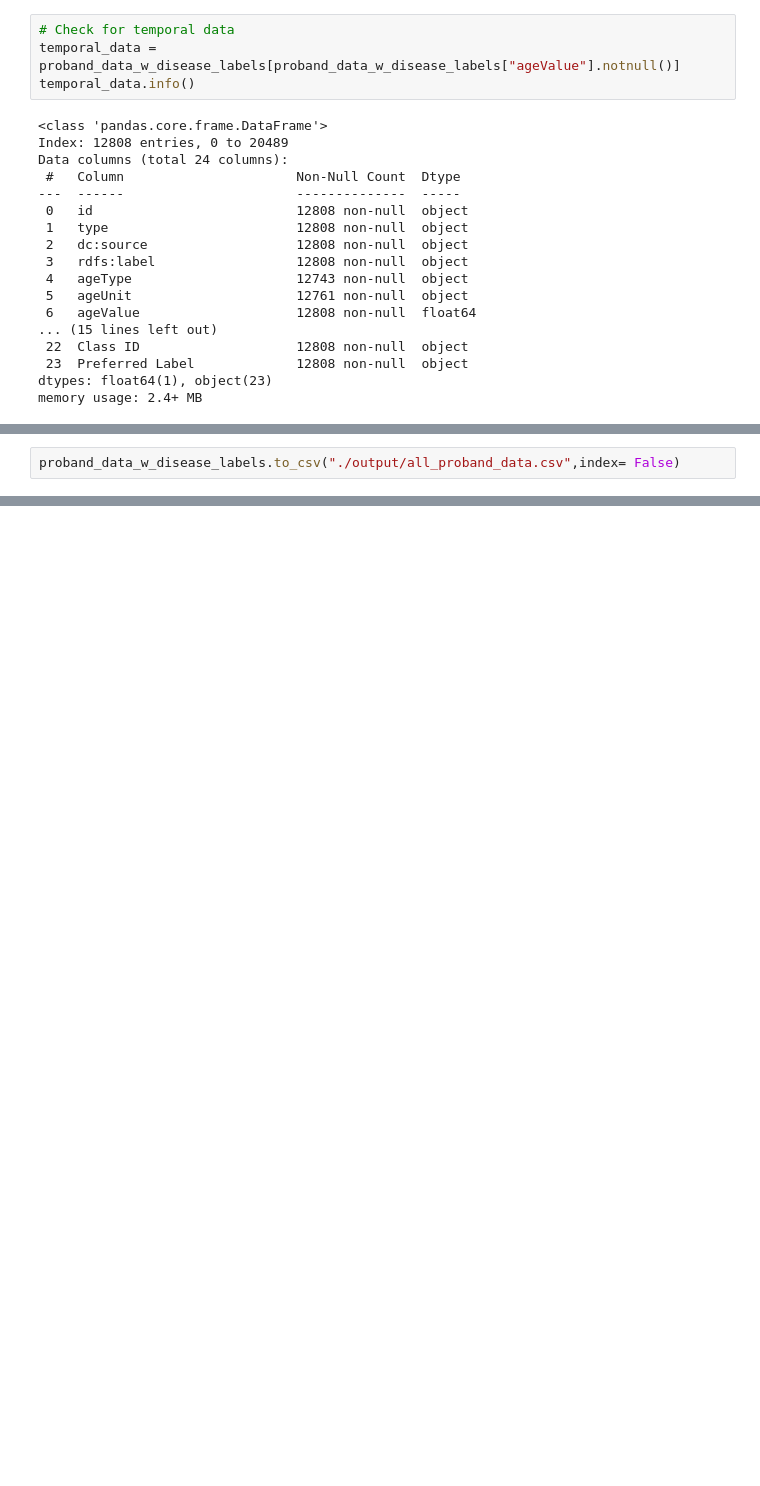
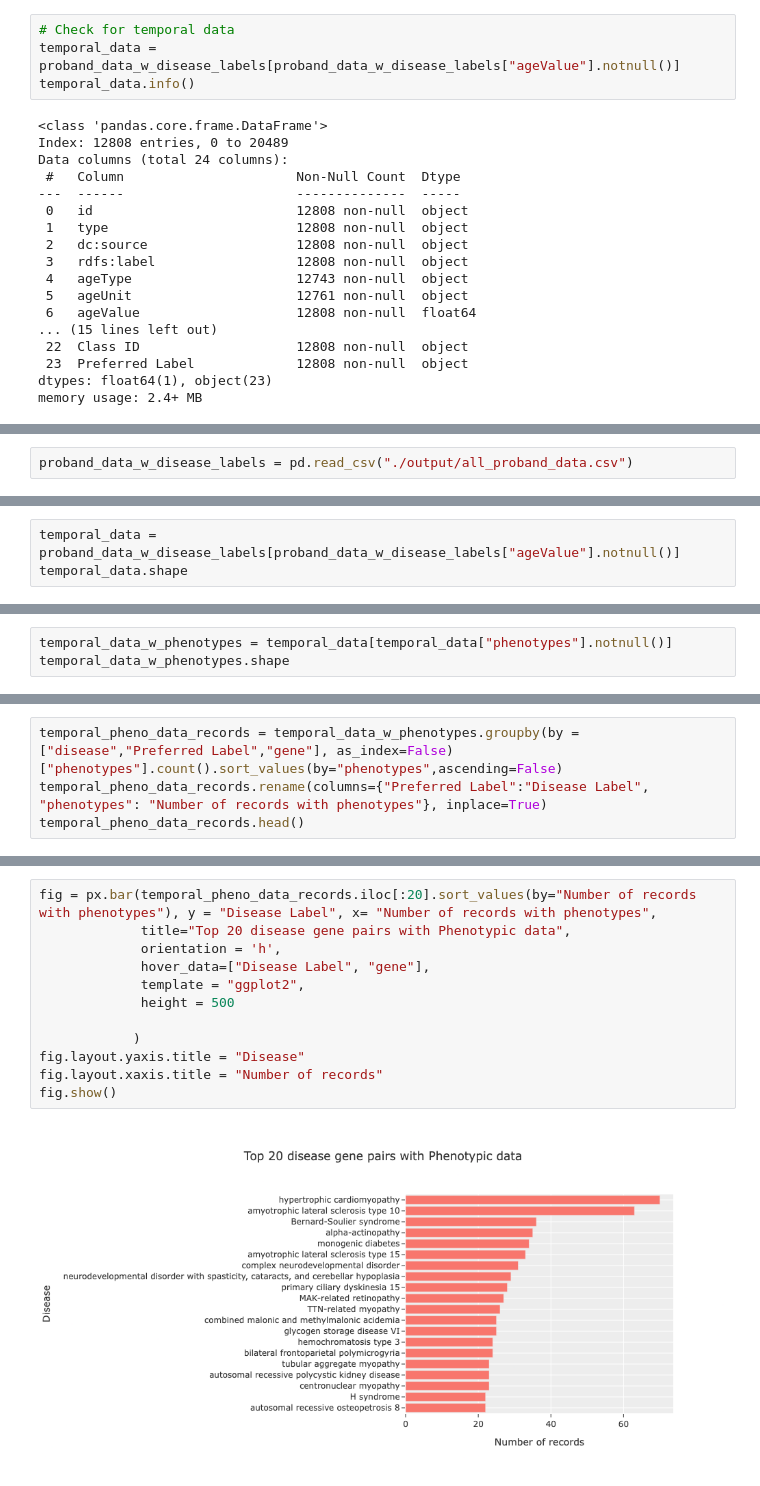
Before and after one commit to bpow/genegraph-to-phenopacket, a Jupyter notebook: genegraph_quick_eda.ipynb, the cells around one changed output, grey strips where cells are left out. Cells and saved outputs as stored; diff of their text form; blank space fills up the shorter version.

Commit message:
Looked at the disease-gene-phenotype triplets for temporal clustering

```diff
--- a/genegraph_quick_eda.ipynb
+++ b/genegraph_quick_eda.ipynb
@@ -176,2 +183,2 @@ pd.DataFrame(temporal_data['Preferred Label'].value_counts()).reset_index().to_c
 # %%
-proband_data_w_disease_labels.to_csv("./output/all_proband_data.csv",index= False)
+proband_data_w_disease_labels = pd.read_csv("./output/all_proband_data.csv")
@@ -177,0 +189,3 @@ proband_data_w_disease_labels.to_csv("./output/all_proband_data.csv",index= Fals
+# %%
+temporal_data = proband_data_w_disease_labels[proband_data_w_disease_labels["ageValue"].notnull()]
+temporal_data.shape
@@ -177,0 +194,3 @@ proband_data_w_disease_labels.to_csv("./output/all_proband_data.csv",index= Fals
+# %%
+temporal_data_w_phenotypes = temporal_data[temporal_data["phenotypes"].notnull()]
+temporal_data_w_phenotypes.shape
@@ -177,0 +199,4 @@ proband_data_w_disease_labels.to_csv("./output/all_proband_data.csv",index= Fals
+# %%
+temporal_pheno_data_records = temporal_data_w_phenotypes.groupby(by = ["disease","Preferred Label","gene"], as_index=False)["phenotypes"].count().sort_values(by="phenotypes",ascending=False)
+temporal_pheno_data_records.rename(columns={"Preferred Label":"Disease Label", "phenotypes": "Number of records with phenotypes"}, inplace=True)
+temporal_pheno_data_records.head()
@@ -177,0 +210,14 @@ proband_data_w_disease_labels.to_csv("./output/all_proband_data.csv",index= Fals
+# %%
+fig = px.bar(temporal_pheno_data_records.iloc[:20].sort_values(by="Number of records with phenotypes"), y = "Disease Label", x= "Number of records with phenotypes",
+             title="Top 20 disease gene pairs with Phenotypic data",
+             orientation = 'h',
+             hover_data=["Disease Label", "gene"],
+             template = "ggplot2",
+             height = 500
+
+            )
+fig.layout.yaxis.title = "Disease"
+fig.layout.xaxis.title = "Number of records"
+fig.show()
+# %% [output]
+[figure, added]
```
Also changed, not shown: parts of 26 cells of this notebook, 3 other files.
